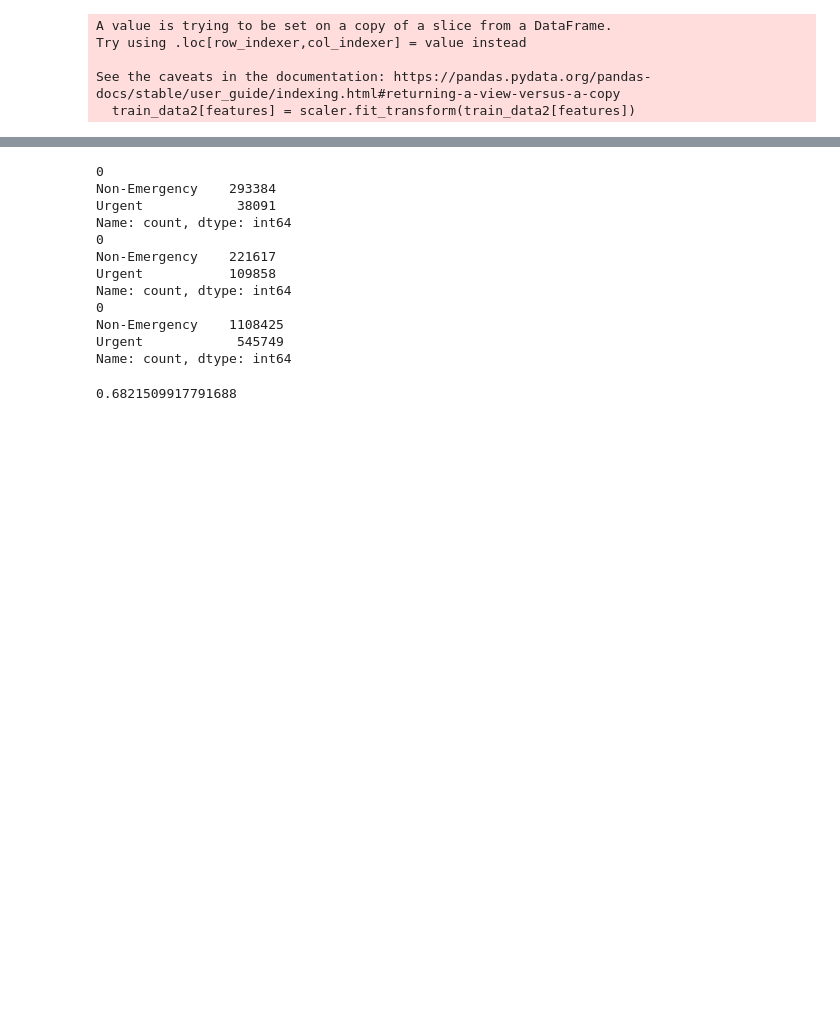
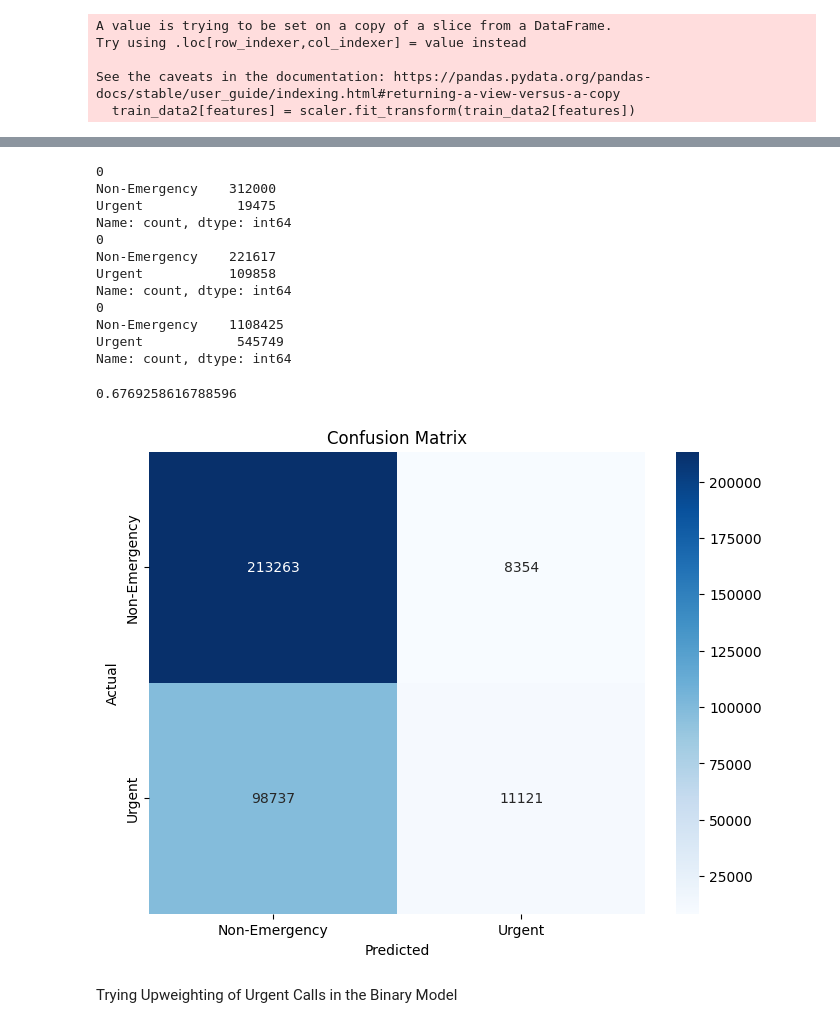
Before and after one commit to jmart305/ds4ph_term4_capstone, a Jupyter notebook: prediction_model.ipynb, the cells around one changed output, grey strips where cells are left out. Drawn from its saved outputs; the diff is of its cells as text; code cells hidden in the pictures; blank space fills up the shorter version.

Commit message:
add binary model and pages to app

```diff
--- a/prediction_model.ipynb
+++ b/prediction_model.ipynb
@@ -431,16 +455,16 @@ class BinaryPredictor(nn.Module):
     def __init__(self, input_size):
         super().__init__()
         self.net = nn.Sequential(
-            nn.Linear(input_size, 256),
-            nn.BatchNorm1d(256),
+            nn.Linear(input_size, 128),
+            nn.BatchNorm1d(128),
             nn.LeakyReLU(0.2),
             nn.Dropout(0.3),
 
-            nn.Linear(256, 128),
-            nn.LayerNorm(128),
+            nn.Linear(128, 64),
+            nn.LayerNorm(64),
             nn.LeakyReLU(0.2),
 
-            nn.Linear(128, 2)
+            nn.Linear(64, 2)
         )
 
     def forward(self, x):
@@ -540,8 +564,8 @@ print(category_counts2)
 np.mean(preds2.numpy() == Y_test2)
 # %% [output]
 0
-Non-Emergency    293384
-Urgent            38091
+Non-Emergency    312000
+Urgent            19475
 Name: count, dtype: int64
 0
 Non-Emergency    221617
@@ -551,4 +575,25 @@ Name: count, dtype: int64
 Non-Emergency    1108425
 Urgent            545749
 Name: count, dtype: int64
-0.6821509917791688
+0.6769258616788596
+# %%
+# Plot and generate the confusion matrix
+y_true2 = Y_test2
+y_pred2 = preds2.numpy()
+
+# Generate confusion matrix
+cm2 = confusion_matrix(y_true2, y_pred2)
+
+# Plot confusion matrix
+plt.figure(figsize=(8, 6))
+sns.heatmap(cm2, annot=True, fmt='d', cmap='Blues',
+            xticklabels=le_priority_binary.classes_,
+            yticklabels=le_priority_binary.classes_)
+plt.xlabel('Predicted')
+plt.ylabel('Actual')
+plt.title('Confusion Matrix')
+plt.show()
+# %% [output]
+[figure, added]
+# %% [markdown]
+Trying Upweighting of Urgent Calls in the Binary Model
```
Also changed, not shown: parts of 13 cells of this notebook, 8 other files.
